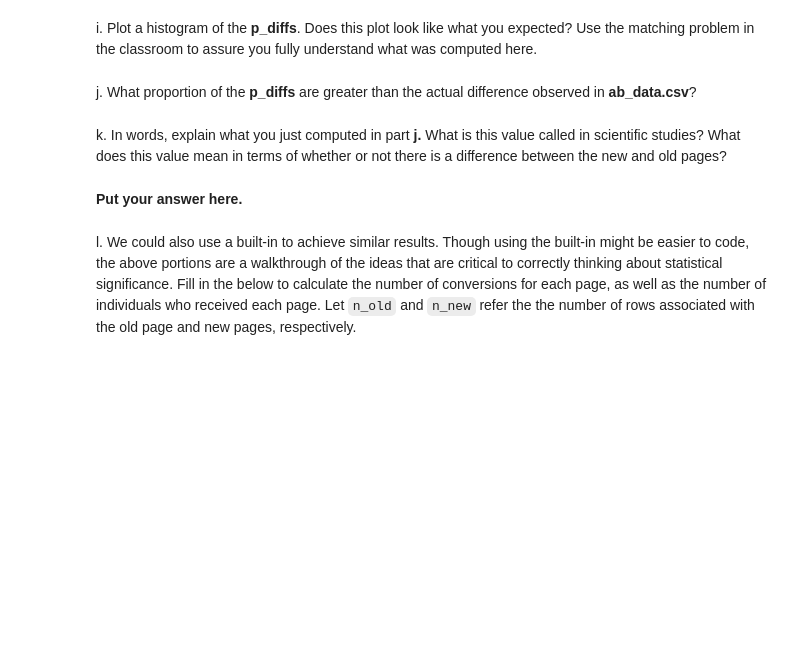
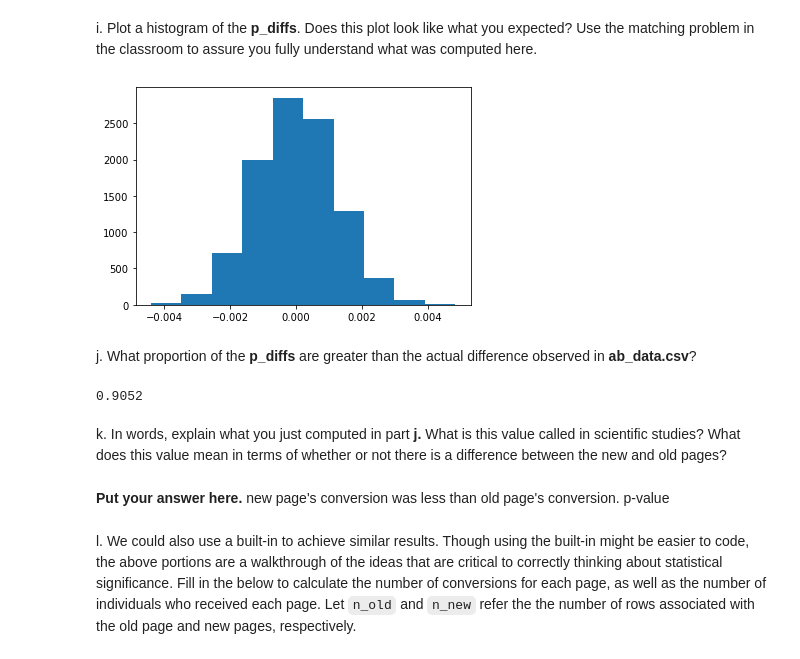
Before and after one commit to btrian/abtest, a Jupyter notebook: ab_test_notebook.ipynb, the cells around one changed output. Cells and saved outputs as stored; diff of their text form; code cells hidden in the pictures; blank space fills up the shorter version.

```diff
--- a/ab_test_notebook.ipynb
+++ b/ab_test_notebook.ipynb
@@ -140,8 +198,14 @@ a. What is the **convert rate** for $p_{new}$ under the null?
 # %% [markdown]
 b. What is the **convert rate** for $p_{old}$ under the null? <br><br>
+# %%
+p_old = df2['converted'].mean()
 # %% [markdown]
 c. What is $n_{new}$?
+# %%
+n_new = df2.query("group == 'treatment' ").shape[0]
 # %% [markdown]
 d. What is $n_{old}$?
+# %%
+n_old = df2.query("group == 'control' ").shape[0]
 # %% [markdown]
 e. Simulate $n_{new}$ transactions with a convert rate of $p_{new}$ under the null.  Store these $n_{new}$ 1's and 0's in **new_page_converted**.
@@ -152,12 +224,27 @@ g. Find $p_{new}$ - $p_{old}$ for your simulated values from part (e) and (f).
 # %% [markdown]
 h. Simulate 10,000 $p_{new}$ - $p_{old}$ values using this same process similarly to the one you calculated in parts **a. through g.** above.  Store all 10,000 values in a numpy array called **p_diffs**.
+# %%
+new_converted_simulation = np.random.binomial(n_new, p_new, 10000)/n_new
+old_converted_simulation = np.random.binomial(n_old, p_old, 10000)/n_old
+p_diffs = new_converted_simulation - old_converted_simulation
 # %% [markdown]
 i. Plot a histogram of the **p_diffs**.  Does this plot look like what you expected?  Use the matching problem in the classroom to assure you fully understand what was computed here.
+# %%
+plt.hist(p_diffs);
+# %% [output]
+[figure, added]
 # %% [markdown]
 j. What proportion of the **p_diffs** are greater than the actual difference observed in **ab_data.csv**?
+# %%
+obs_diff = df2.query('group == "treatment"').converted.mean() - df2.query('group == "control"').converted.mean()
+
+(p_diffs > obs_diff).mean()
+# %% [output]
+0.9052
 # %% [markdown]
 k. In words, explain what you just computed in part **j.**  What is this value called in scientific studies?  What does this value mean in terms of whether or not there is a difference between the new and old pages?
-# %% [markdown]
-**Put your answer here.**
+# %% [markdown]
+**Put your answer here.**  new page's conversion was less than old page's conversion.
+p-value
 # %% [markdown]
 l. We could also use a built-in to achieve similar results.  Though using the built-in might be easier to code, the above portions are a walkthrough of the ideas that are critical to correctly thinking about statistical significance. Fill in the below to calculate the number of conversions for each page, as well as the number of individuals who received each page. Let `n_old` and `n_new` refer the the number of rows associated with the old page and new pages, respectively.
```
Also changed, not shown: parts of 34 cells of this notebook, 1 other file.
